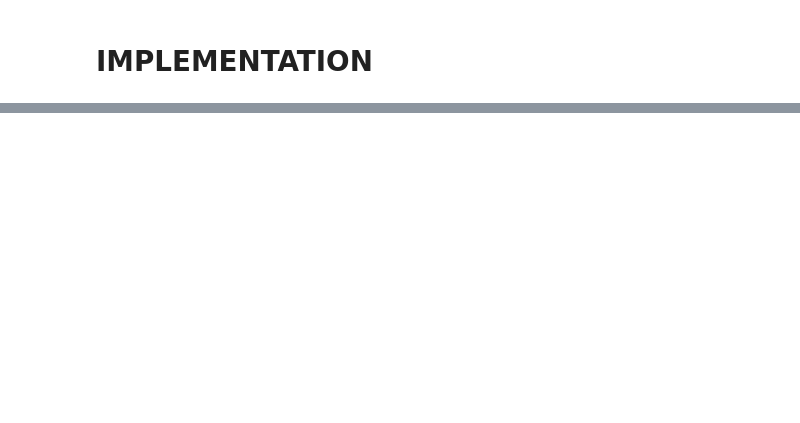
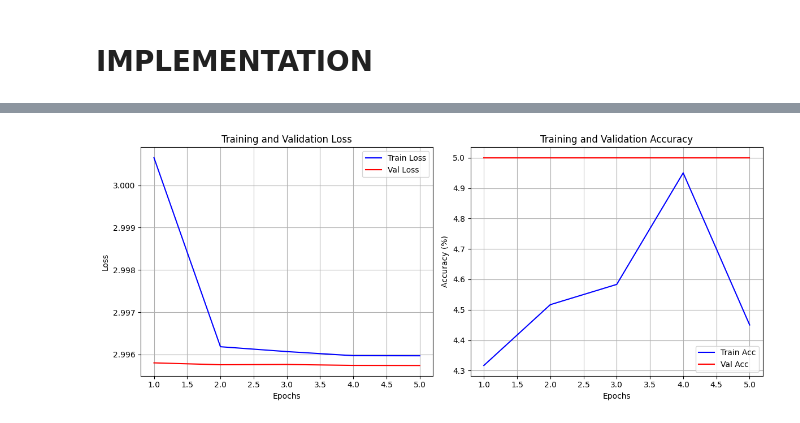
Before and after one commit to bencejdanko/imagenet-classification-mobilint-mla-100, a Jupyter notebook: 2026-03-01/imagenet_mla100_alexnet.ipynb, the cells around one changed output, grey strips where cells are left out. Saved outputs shown, nothing was run; the diff lists cells and outputs as text; code cells hidden in the pictures; blank space fills up the shorter version.

```diff
--- a/2026-03-01/imagenet_mla100_alexnet.ipynb
+++ b/2026-03-01/imagenet_mla100_alexnet.ipynb
@@ -63,0 +105,3 @@ run_training(model, optimizer, device, train_loader, val_loader)
+# %%
+# 4. Start training and capture the history/model
+model, history = run_training(model, optimizer, device, train_loader, val_loader)
@@ -63,0 +126,5 @@ run_training(model, optimizer, device, train_loader, val_loader)
+# %%
+# plot
+plot_training_history(history)
+# %% [output]
+[figure, added]
```
Also changed, not shown: parts of 14 cells of this notebook.
